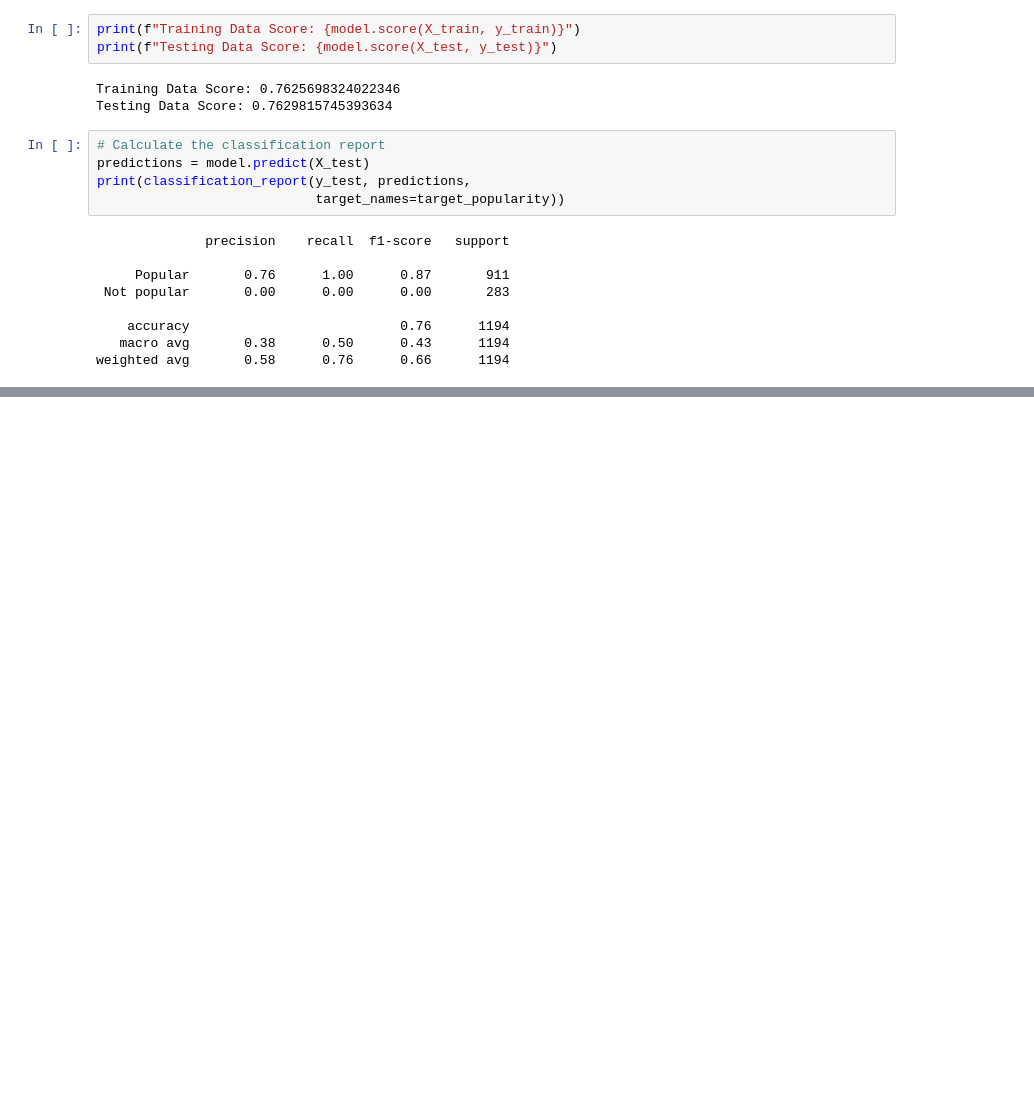
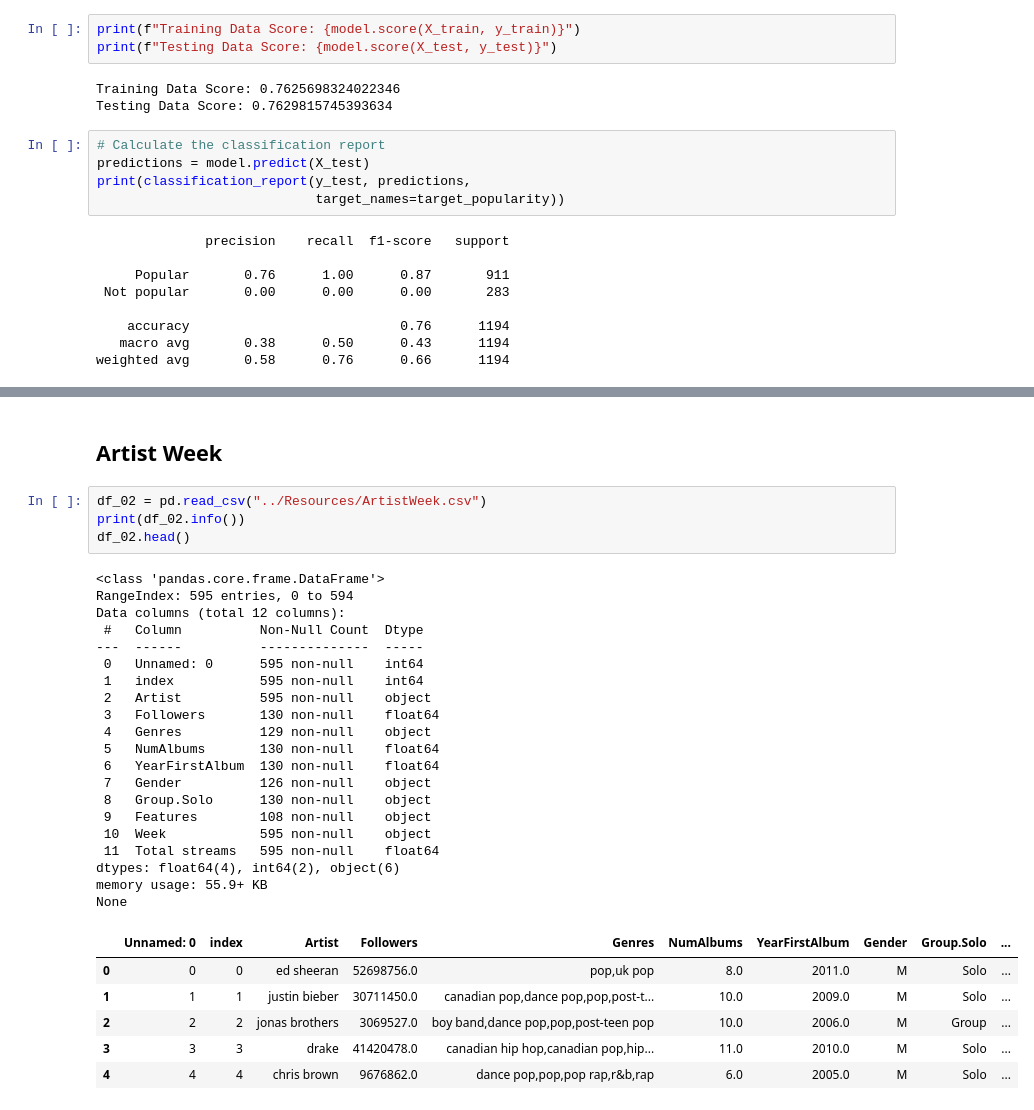
Before and after one commit to AlejandroChavezA00571497/Project04, a Jupyter notebook: Spotify analysis/Main_models.ipynb, the cells around one changed output, grey strips where cells are left out. Saved outputs shown, nothing was run; the diff lists cells and outputs as text; blank space fills up the shorter version.

```diff
--- a/Spotify analysis/Main_models.ipynb
+++ b/Spotify analysis/Main_models.ipynb
@@ -323,0 +510,33 @@ weighted avg       0.58      0.76      0.66      1194
+# %% [markdown]
+## Artist Week
+# %%
+df_02 = pd.read_csv("../Resources/ArtistWeek.csv")
+print(df_02.info())
+df_02.head()
+# %% [output]
+<class 'pandas.core.frame.DataFrame'>
+RangeIndex: 595 entries, 0 to 594
+Data columns (total 12 columns):
+ #   Column          Non-Null Count  Dtype
+---  ------          --------------  -----
+ 0   Unnamed: 0      595 non-null    int64
+ 1   index           595 non-null    int64
+ 2   Artist          595 non-null    object
+ 3   Followers       130 non-null    float64
+ 4   Genres          129 non-null    object
+ 5   NumAlbums       130 non-null    float64
+ 6   YearFirstAlbum  130 non-null    float64
+ 7   Gender          126 non-null    object
+ 8   Group.Solo      130 non-null    object
+ 9   Features        108 non-null    object
+ 10  Week            595 non-null    object
+ 11  Total streams   595 non-null    float64
+dtypes: float64(4), int64(2), object(6)
+memory usage: 55.9+ KB
+None
+|  | Unnamed: 0 | index | Artist | Followers | Genres | NumAlbums | YearFirstAlbum | Gender | Group.Solo | ... |
+| 0 | 0 | 0 | ed sheeran | 52698756.0 | pop,uk pop | 8.0 | 2011.0 | M | Solo | ... |
+| 1 | 1 | 1 | justin bieber | 30711450.0 | canadian pop,dance pop,pop,post-t... | 10.0 | 2009.0 | M | Solo | ... |
+| 2 | 2 | 2 | jonas brothers | 3069527.0 | boy band,dance pop,pop,post-teen pop | 10.0 | 2006.0 | M | Group | ... |
+| 3 | 3 | 3 | drake | 41420478.0 | canadian hip hop,canadian pop,hip... | 11.0 | 2010.0 | M | Solo | ... |
+| 4 | 4 | 4 | chris brown | 9676862.0 | dance pop,pop,pop rap,r&b,rap | 6.0 | 2005.0 | M | Solo | ... |
```
Also changed, not shown: parts of 45 cells of this notebook.
